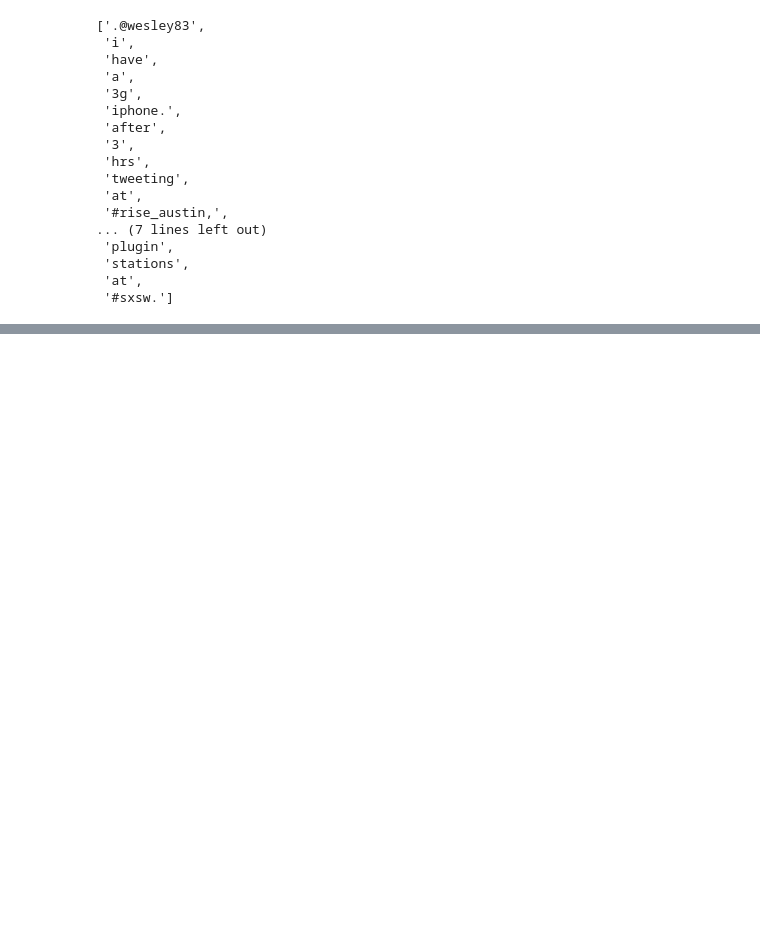
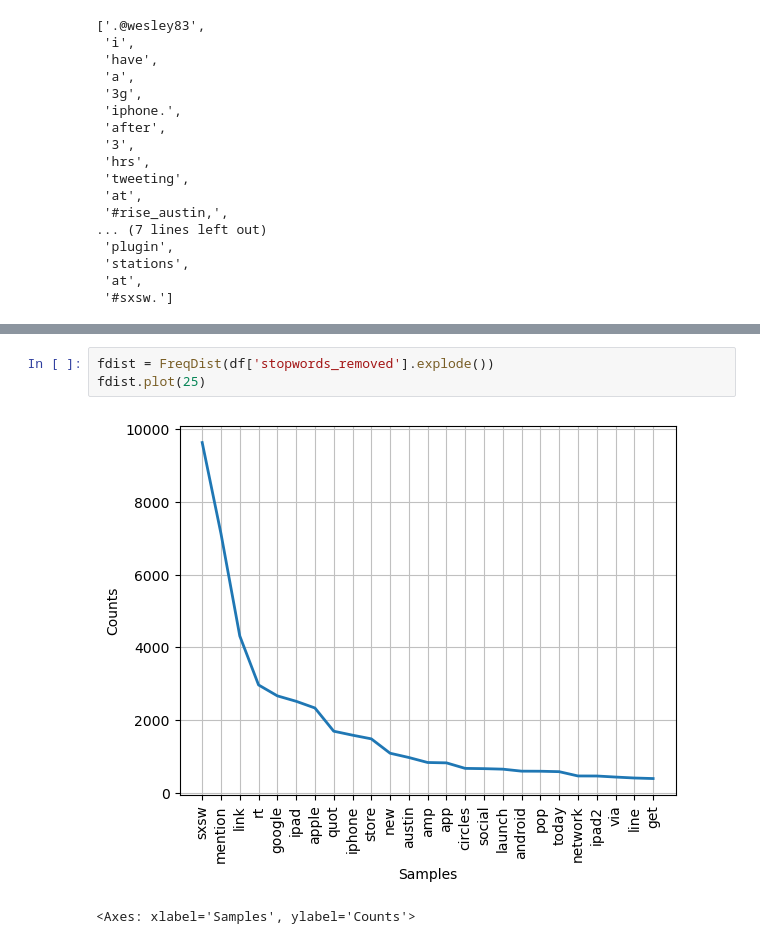
Before and after one commit to Djohnson1313/classifying_tweets, a Jupyter notebook: notebook.ipynb, the cells around one changed output, grey strips where cells are left out. Cells and saved outputs as stored; diff of their text form; blank space fills up the shorter version.

```diff
--- a/notebook.ipynb
+++ b/notebook.ipynb
@@ -319,0 +396,6 @@ df['tweet'][0].split()
+# %%
+fdist = FreqDist(df['stopwords_removed'].explode())
+fdist.plot(25)
+# %% [output]
+[figure, added]
+<Axes: xlabel='Samples', ylabel='Counts'>
```
Also changed, not shown: parts of 15 cells of this notebook.
